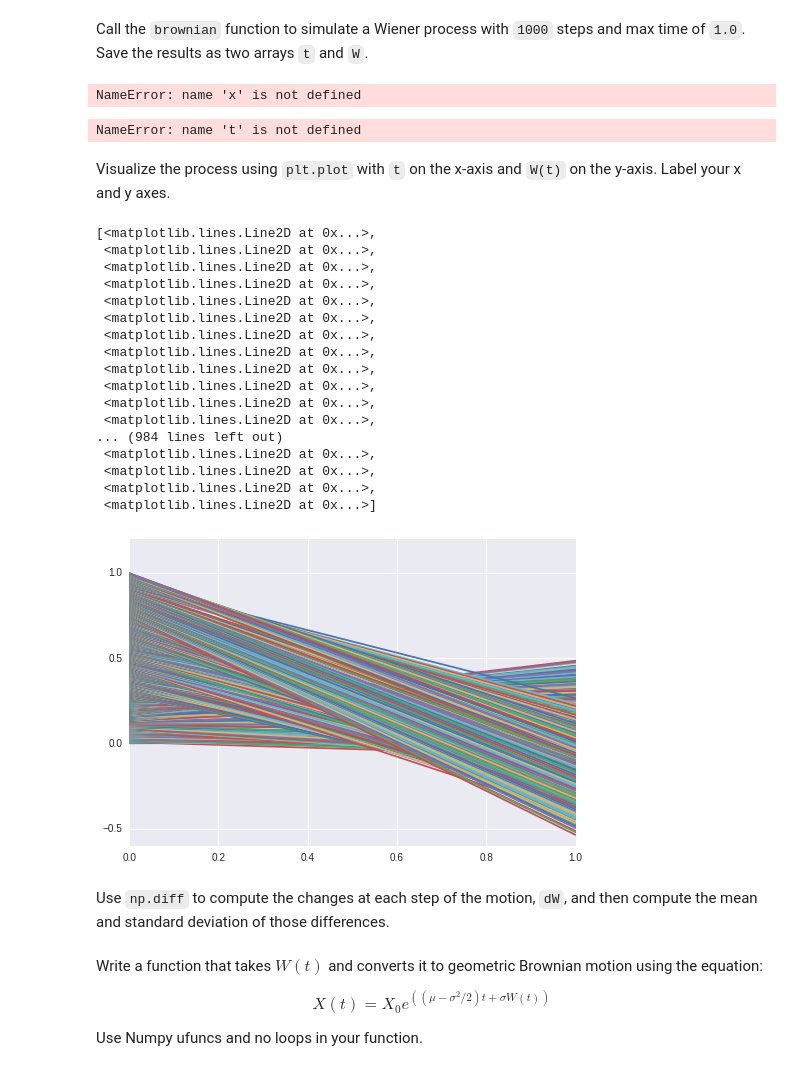
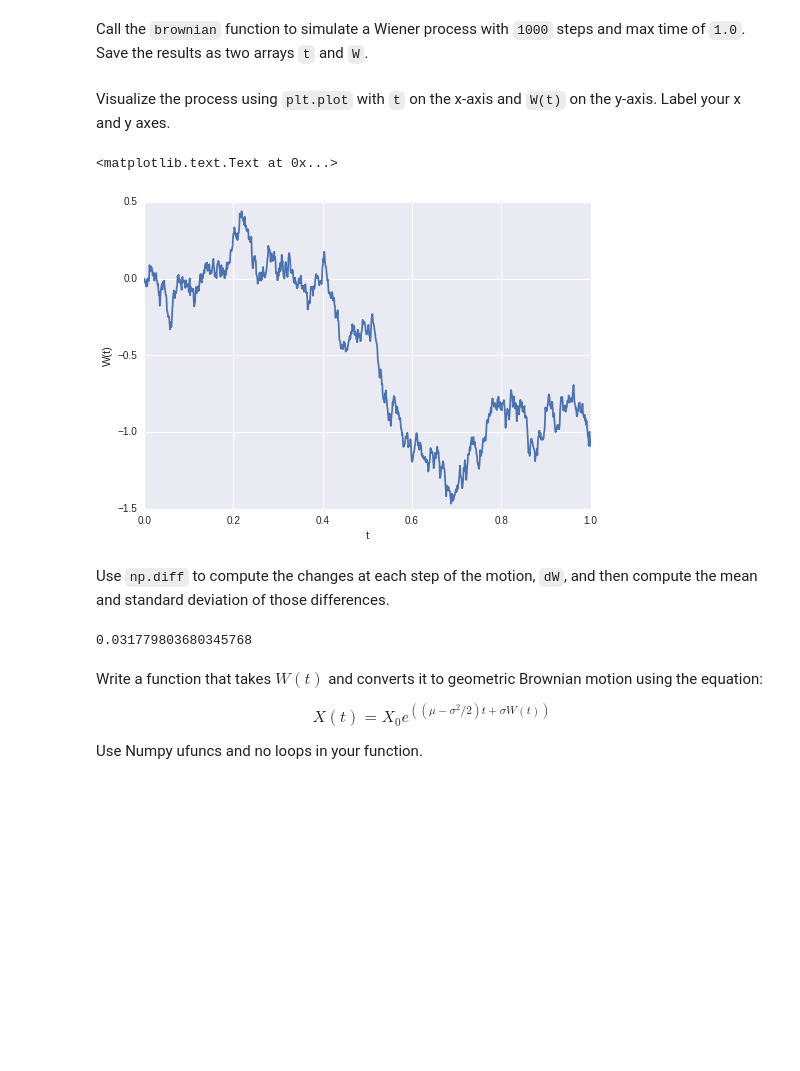
Before and after one commit to hunterherrin/phys202-2015-work, a Jupyter notebook: assignments/assignment03/NumpyEx03.ipynb, the cells around one changed output. Saved outputs shown, nothing was run; the diff lists cells and outputs as text; code cells hidden in the pictures; blank space fills up the shorter version.

```diff
--- a/assignments/assignment03/NumpyEx03.ipynb
+++ b/assignments/assignment03/NumpyEx03.ipynb
@@ -30,41 +31,22 @@ def brownian(maxt, n):
 # %% [markdown]
 Call the `brownian` function to simulate a Wiener process with `1000` steps and max time of `1.0`. Save the results as two arrays `t` and `W`.
 # %%
-Z = brownian(1.0, 1000)
-t = Z(, )
+t, W = brownian(1.0, 1000)
-# %% [output]
-NameError: name 'x' is not defined
 # %%
 assert isinstance(t, np.ndarray)
 assert isinstance(W, np.ndarray)
 assert t.dtype==np.dtype(float)
 assert W.dtype==np.dtype(float)
 assert len(t)==len(W)==1000
-# %% [output]
-NameError: name 't' is not defined
 # %% [markdown]
 Visualize the process using `plt.plot` with `t` on the x-axis and `W(t)` on the y-axis. Label your x and y axes.
-# %%
-plt.plot(Z)
-# %% [output]
-[<matplotlib.lines.Line2D at 0x...>,
- <matplotlib.lines.Line2D at 0x...>,
- <matplotlib.lines.Line2D at 0x...>,
- <matplotlib.lines.Line2D at 0x...>,
- <matplotlib.lines.Line2D at 0x...>,
- <matplotlib.lines.Line2D at 0x...>,
- <matplotlib.lines.Line2D at 0x...>,
- <matplotlib.lines.Line2D at 0x...>,
- <matplotlib.lines.Line2D at 0x...>,
- <matplotlib.lines.Line2D at 0x...>,
- <matplotlib.lines.Line2D at 0x...>,
- <matplotlib.lines.Line2D at 0x...>,
-... (984 lines left out)
- <matplotlib.lines.Line2D at 0x...>,
- <matplotlib.lines.Line2D at 0x...>,
- <matplotlib.lines.Line2D at 0x...>,
- <matplotlib.lines.Line2D at 0x...>]
-[figure, removed]
+# %%
+plt.plot(t, W)
+plt.xlabel('t')
+plt.ylabel('W(t)')
+# %% [output]
+<matplotlib.text.Text at 0x...>
+[figure, added]
 # %%
 assert True # this is for grading
 # %% [markdown]
@@ -75,3 +54,9 @@ raise NotImplementedError()
+# %%
+dW = np.diff(W)
+np.mean(dW)
+np.std(dW)
+# %% [output]
+0.031779803680345768
 # %%
 assert len(dW)==len(W)-1
 assert dW.dtype==np.dtype(float)
```
Also changed, not shown: parts of 5 cells of this notebook, 1 other file.
